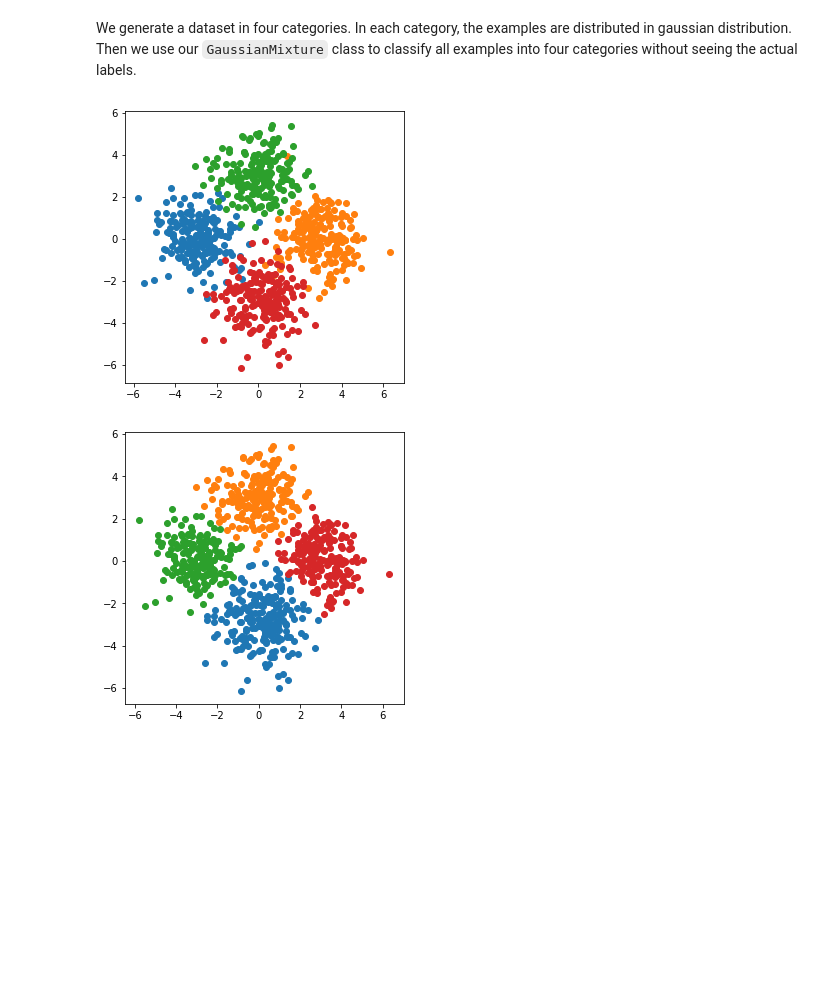
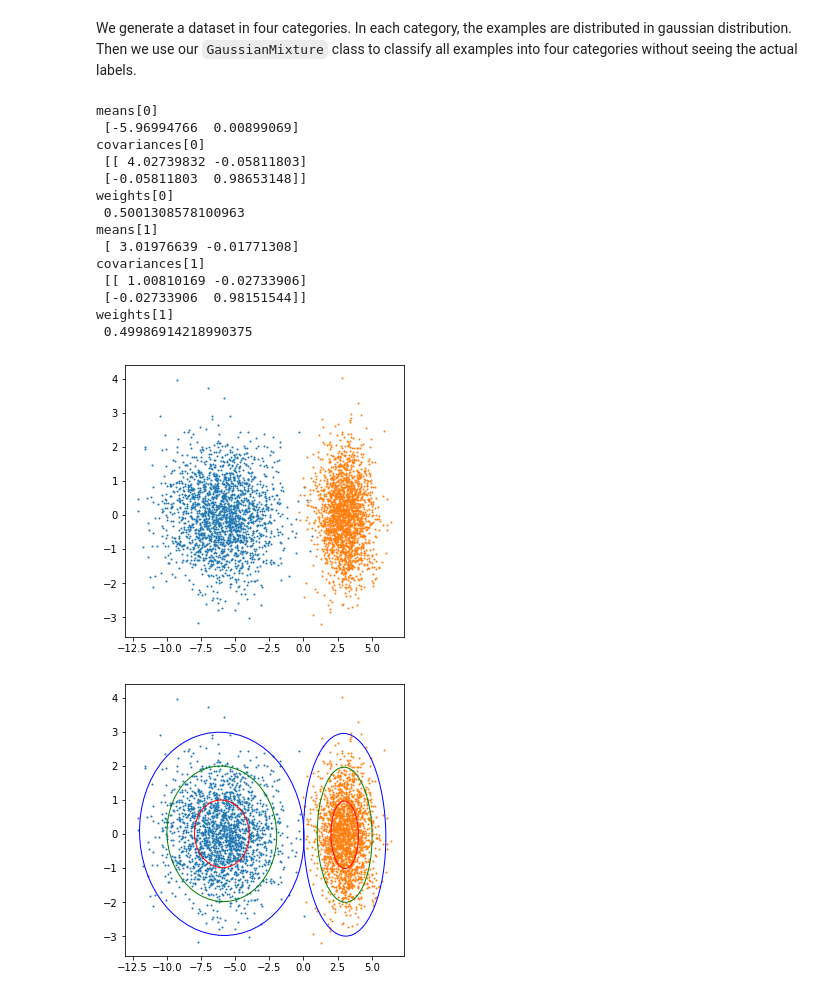
Before and after one commit to lhprojects/blog, a Jupyter notebook: JupyterNotebooks/GaussianMixture.ipynb, the cells around one changed output. Cells and saved outputs as stored; diff of their text form; code cells hidden in the pictures; blank space fills up the shorter version.

Commit message:
gauss mixture

```diff
--- a/JupyterNotebooks/GaussianMixture.ipynb
+++ b/JupyterNotebooks/GaussianMixture.ipynb
@@ -149,16 +242,48 @@ def plot_data(X, y):
 # Testing
 # %% [markdown]
 We generate a dataset in four categories. In each category, the examples are distributed in gaussian distribution. Then we use our `GaussianMixture` class to classify all examples into four categories without seeing the actual labels.
-# %%
-def test_GaussianMixture(center):
-    X,y=gen_data(center, n=200)
-    plot_data(X, y)
-    gm=GaussianMixture(n_components=4, max_iter=100)
-    gm.fit(X)
-    y=gm.predict(X)
-    plot_data(X, y)
-
-test_GaussianMixture(np.array([[-3,0],[3,0],[0,3],[0,-3]]))
-# %% [output]
-[figure, removed]
-[figure, removed]
+# %%
+def test_GaussianMixture(center, transform=None):
+    X,y=gen_data(center, transform=transform, n=2000)
+    fig, ax = plt.subplots(figsize=(5, 5))
+    nlabels = int(np.amax(y) + 1)
+    for i in range(nlabels):
+        ax.scatter(X[y == i, 0], X[y == i, 1],s=1)
+
+
+
+    gm=GaussianMixture(n_components=len(center), max_iter=100)
+    gm.fit(X)
+    y=gm.predict(X)
+
+    fig, ax = plt.subplots(figsize=(5, 5))
+    nlabels = int(np.amax(y) + 1)
+    for i in range(nlabels):
+        ax.scatter(X[y == i, 0], X[y == i, 1],s=1)
+        confidence_ellipse(gm.means_[i], gm.covariances_[i], ax=ax, edgecolor='red', n_std=1)
+        confidence_ellipse(gm.means_[i], gm.covariances_[i], ax=ax, edgecolor='green', n_std=2)
+        confidence_ellipse(gm.means_[i], gm.covariances_[i], ax=ax, edgecolor='blue', n_std=3)
+    for i in range(nlabels):
+        print("means[%d]\n"%i, gm.means_[i])
+        print("covariances[%d]\n"%i, gm.covariances_[i])
+        print("weights[%d]\n"%i, gm.weights_[i])
+
+test_GaussianMixture([[-3,0],[3,0]],
+                    transform=[[[2,0],[0,1]], [[1,0],[0,1]]])
+# %% [output]
+means[0]
+ [-5.96994766  0.00899069]
+covariances[0]
+ [[ 4.02739832 -0.05811803]
+ [-0.05811803  0.98653148]]
+weights[0]
+ 0.5001308578100963
+means[1]
+ [ 3.01976639 -0.01771308]
+covariances[1]
+ [[ 1.00810169 -0.02733906]
+ [-0.02733906  0.98151544]]
+weights[1]
+ 0.49986914218990375
+[figure, added]
+[figure, added]
```
Also changed, not shown: parts of 3 cells of this notebook.
